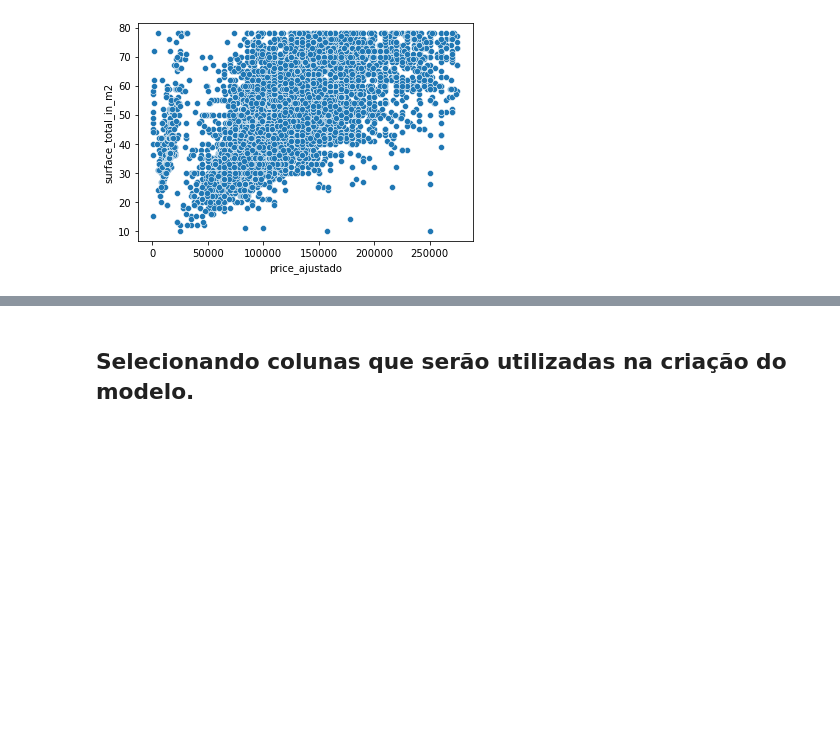
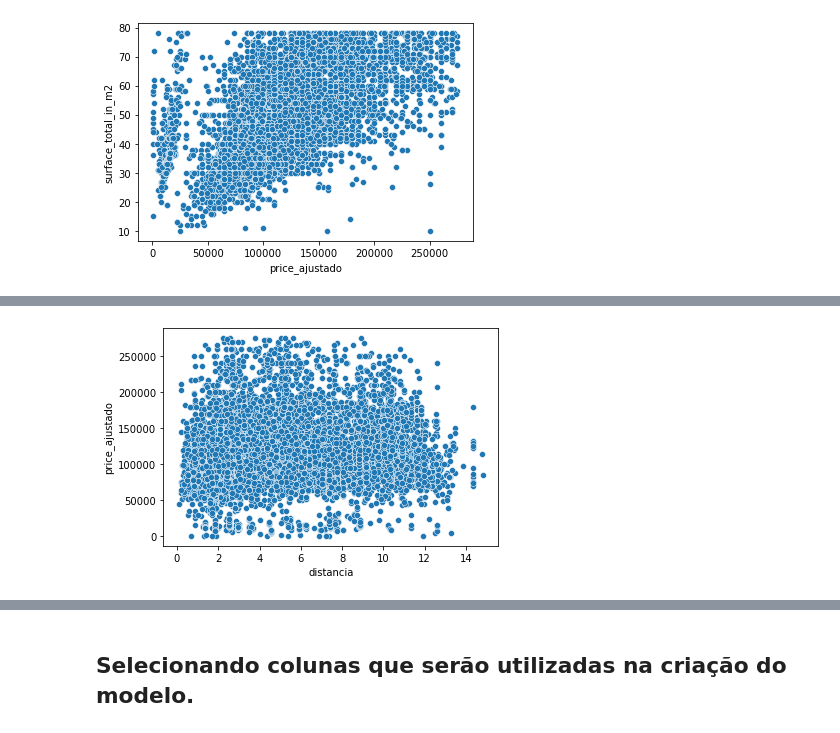
Before and after one commit to lpoggetto/Workshop_DH_1, a Jupyter notebook: workshop.ipynb, the cells around one changed output, grey strips where cells are left out. Cells and saved outputs as stored; diff of their text form; code cells hidden in the pictures; blank space fills up the shorter version.

Commit message:
Criação e limpeza de campo distancia
Criado o campo de distância para o marco zero da Argentina, tratado o outlier que quebrava a distribuição

```diff
--- a/workshop.ipynb
+++ b/workshop.ipynb
@@ -111,7 +113,7 @@ Criando o campo com os pontos plotados na Argentina
 # %%
 # criando o campo da geometria
 
-df['geo'] = gpd.points_from_xy(df['lon'], df['lat'])
+df['geometry'] = gpd.points_from_xy(df['lat'], df['lon'])
 df.head()
 # %% [output]
 |  | property_type | place_name | country_name | state_name | lat | lon | price | currency | ... |
@@ -250,3 +252,13 @@ sns.scatterplot(
 plt.show()
 # %% [output]
 [figure]
+# %%
+# calculando distancia para o centro
+
+ponto_marcozero = (-34.609447506344914, -58.38743491792922)
+# %%
+for i in df.index:
+    df.loc[i, 'distancia'] = geopy.distance.geodesic(ponto_marcozero,
+                                                     (df.loc[i, 'geometry'].x,
+                                                      df.loc[i, 'geometry'].y)
+                                                     ).kilometers
@@ -252,0 +277,13 @@ plt.show()
+# %%
+_i = df[df['distancia'] > 600].index
+
+df.drop(_i, inplace=True)
+# %%
+sns.scatterplot(
+    data=df,
+    y = 'price_ajustado',
+    x = 'distancia'
+)
+plt.show()
+# %% [output]
+[figure, added]
```
Also changed, not shown: parts of 8 cells of this notebook.
